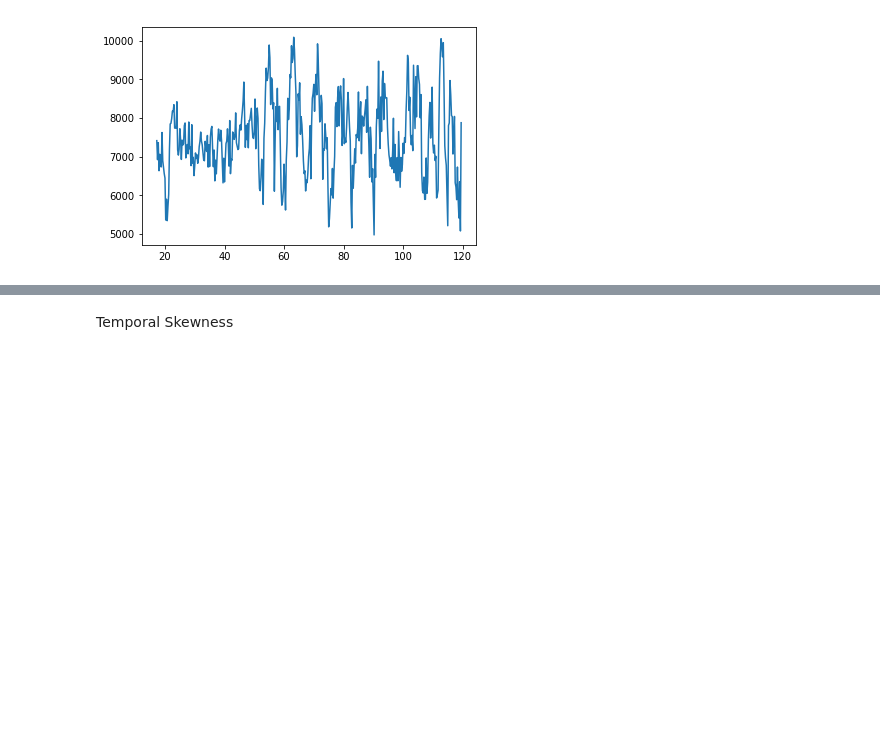
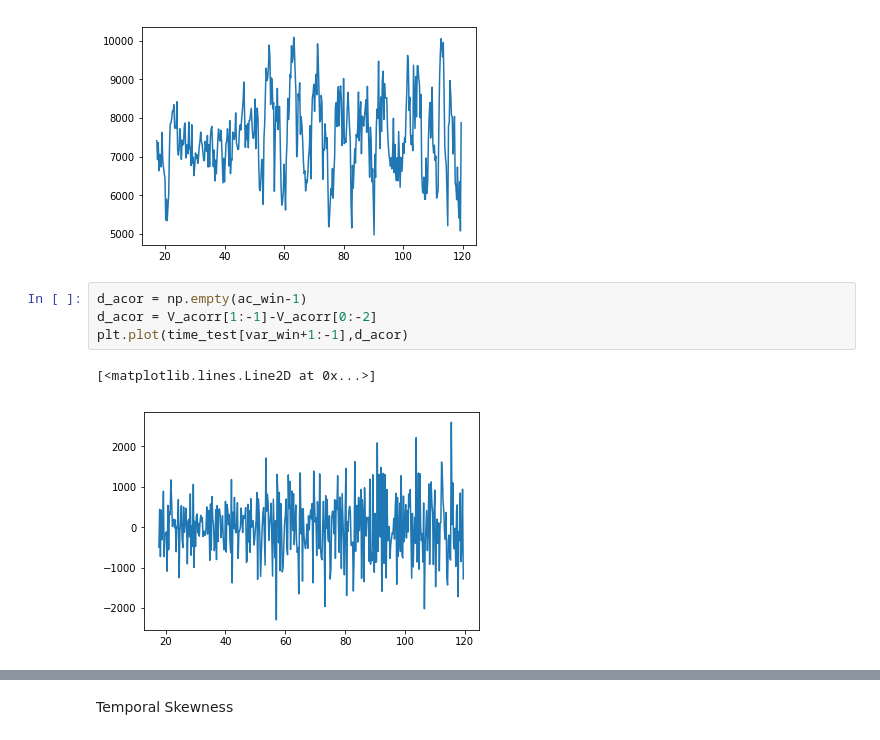
Before and after one commit to CourtneyQuinn/MOSS, a Jupyter notebook: CQ_EWS.ipynb, the cells around one changed output, grey strips where cells are left out. Cells and saved outputs as stored; diff of their text form; blank space fills up the shorter version.

```diff
--- a/CQ_EWS.ipynb
+++ b/CQ_EWS.ipynb
@@ -93,3 +135,10 @@ plt.plot(time_test[ac_win-1:-lag],V_acorr)
 # %% [output]
 [<matplotlib.lines.Line2D at 0x...>]
 [figure]
+# %%
+d_acor = np.empty(ac_win-1)
+d_acor = V_acorr[1:-1]-V_acorr[0:-2]
+plt.plot(time_test[var_win+1:-1],d_acor)
+# %% [output]
+[<matplotlib.lines.Line2D at 0x...>]
+[figure, added]
```
Also changed, not shown: parts of 13 cells of this notebook.
